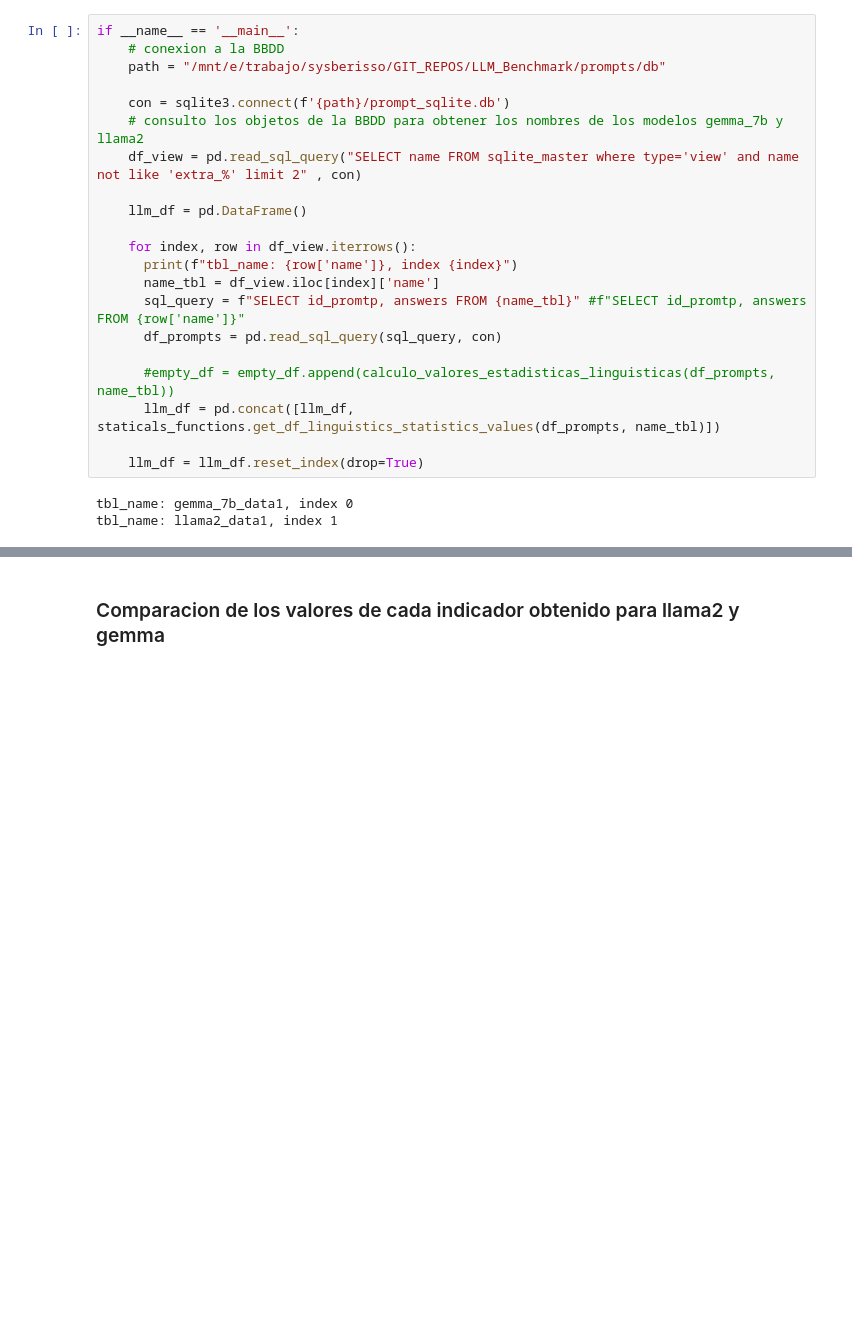
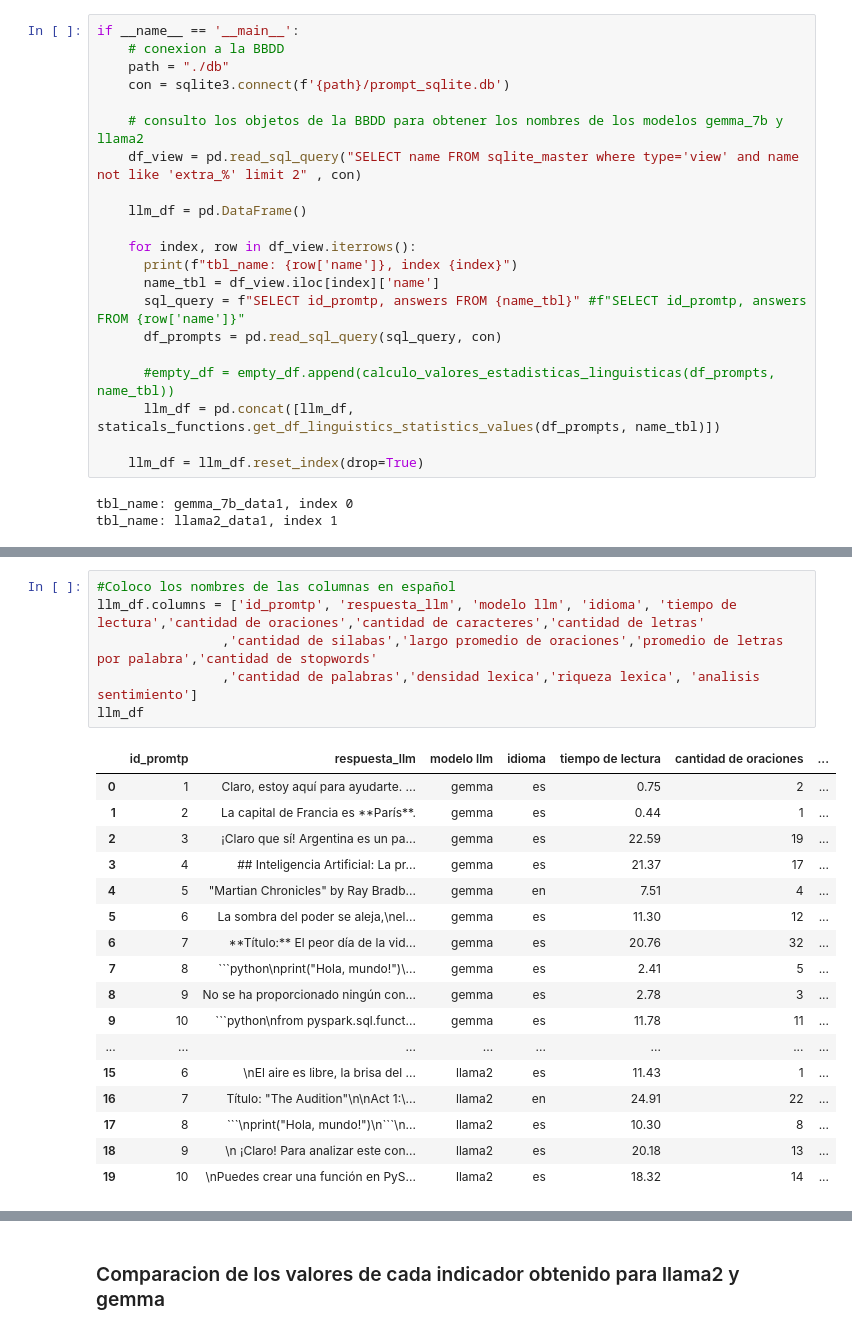
Before and after one commit to EmaGianna/LLM_Benchmark, a Jupyter notebook: nbk/Analisis_Datos_LLM.ipynb, the cells around one changed output, grey strips where cells are left out. Saved outputs shown, nothing was run; the diff lists cells and outputs as text; blank space fills up the shorter version.

Commit message:
update_source_20240724
se actualiza librerias y se agrega directorio con htmls interactivos

````diff
--- a/nbk/Analisis_Datos_LLM.ipynb
+++ b/nbk/Analisis_Datos_LLM.ipynb
@@ -10,9 +14,9 @@ from lib_llm_benchmark import utils
 # %%
 if __name__ == '__main__':
     # conexion a la BBDD
-    path = "/mnt/e/trabajo/sysberisso/GIT_REPOS/LLM_Benchmark/prompts/db"
+    path = "./db"
+    con = sqlite3.connect(f'{path}/prompt_sqlite.db')
 
-    con = sqlite3.connect(f'{path}/prompt_sqlite.db')
     # consulto los objetos de la BBDD para obtener los nombres de los modelos gemma_7b y llama2
     df_view = pd.read_sql_query("SELECT name FROM sqlite_master where type='view' and name not like 'extra_%' limit 2" , con)
 
@@ -51,4 +55,28 @@ llm_df
 | 17 | 8 | ```\nprint("Hola, mundo!")\n```\n... | llama2 | es | 10.30 | 8 | 701 | 645 | ... |
 | 18 | 9 | \n ¡Claro! Para analizar este con... | llama2 | es | 20.18 | 13 | 1374 | 1232 | ... |
 | 19 | 10 | \nPuedes crear una función en PyS... | llama2 | es | 18.32 | 14 | 1247 | 1117 | ... |
+# %%
+#Coloco los nombres de las columnas en español
+llm_df.columns = ['id_promtp', 'respuesta_llm', 'modelo llm', 'idioma', 'tiempo de lectura','cantidad de oraciones','cantidad de caracteres','cantidad de letras'
+                ,'cantidad de silabas','largo promedio de oraciones','promedio de letras por palabra','cantidad de stopwords'
+                ,'cantidad de palabras','densidad lexica','riqueza lexica', 'analisis sentimiento']
+llm_df
+# %% [output]
+|  | id_promtp | respuesta_llm | modelo llm | idioma | tiempo de lectura | cantidad de oraciones | ... |
+| 0 | 1 | Claro, estoy aquí para ayudarte. ... | gemma | es | 0.75 | 2 | ... |
+| 1 | 2 | La capital de Francia es **París**. | gemma | es | 0.44 | 1 | ... |
+| 2 | 3 | ¡Claro que sí! Argentina es un pa... | gemma | es | 22.59 | 19 | ... |
+| 3 | 4 | ## Inteligencia Artificial: La pr... | gemma | es | 21.37 | 17 | ... |
+| 4 | 5 | "Martian Chronicles" by Ray Bradb... | gemma | en | 7.51 | 4 | ... |
+| 5 | 6 | La sombra del poder se aleja,\nel... | gemma | es | 11.30 | 12 | ... |
+| 6 | 7 | **Título:** El peor día de la vid... | gemma | es | 20.76 | 32 | ... |
+| 7 | 8 | ```python\nprint("Hola, mundo!")\... | gemma | es | 2.41 | 5 | ... |
+| 8 | 9 | No se ha proporcionado ningún con... | gemma | es | 2.78 | 3 | ... |
+| 9 | 10 | ```python\nfrom pyspark.sql.funct... | gemma | es | 11.78 | 11 | ... |
+| ... | ... | ... | ... | ... | ... | ... | ... |
+| 15 | 6 | \nEl aire es libre, la brisa del ... | llama2 | es | 11.43 | 1 | ... |
+| 16 | 7 | Título: "The Audition"\n\nAct 1:\... | llama2 | en | 24.91 | 22 | ... |
+| 17 | 8 | ```\nprint("Hola, mundo!")\n```\n... | llama2 | es | 10.30 | 8 | ... |
+| 18 | 9 | \n ¡Claro! Para analizar este con... | llama2 | es | 20.18 | 13 | ... |
+| 19 | 10 | \nPuedes crear una función en PyS... | llama2 | es | 18.32 | 14 | ... |
 # %% [markdown]
````
Also changed, not shown: parts of 24 cells of this notebook, 13 other files.
